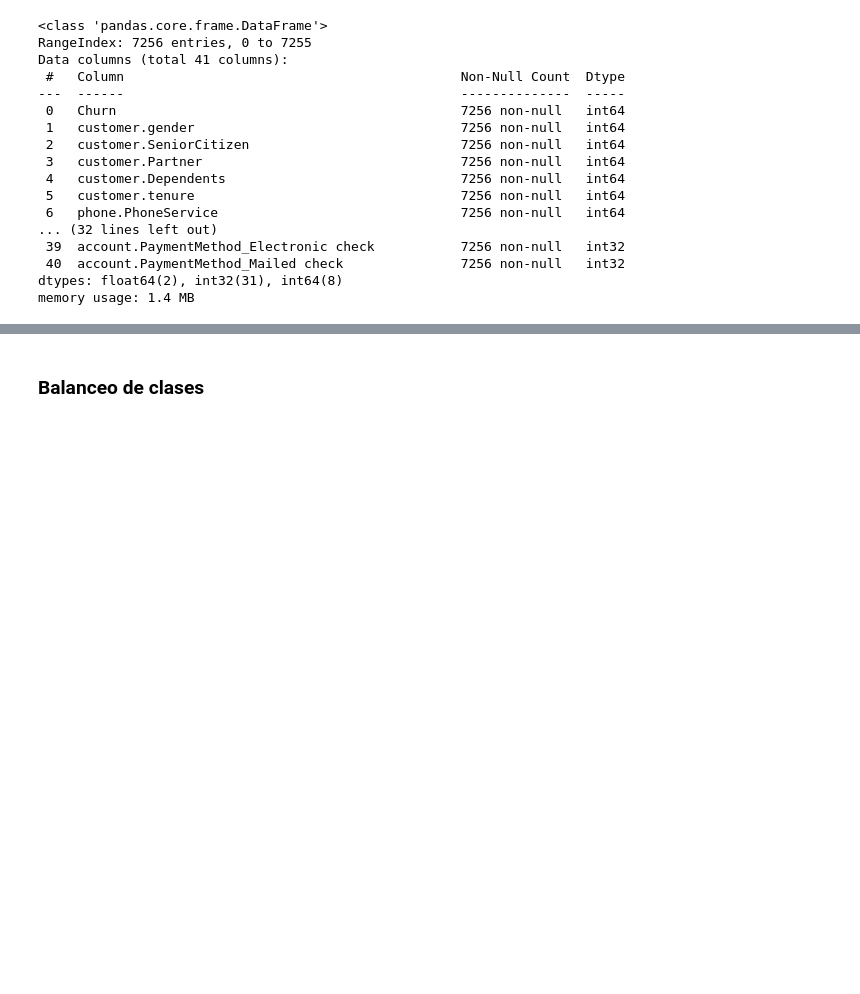
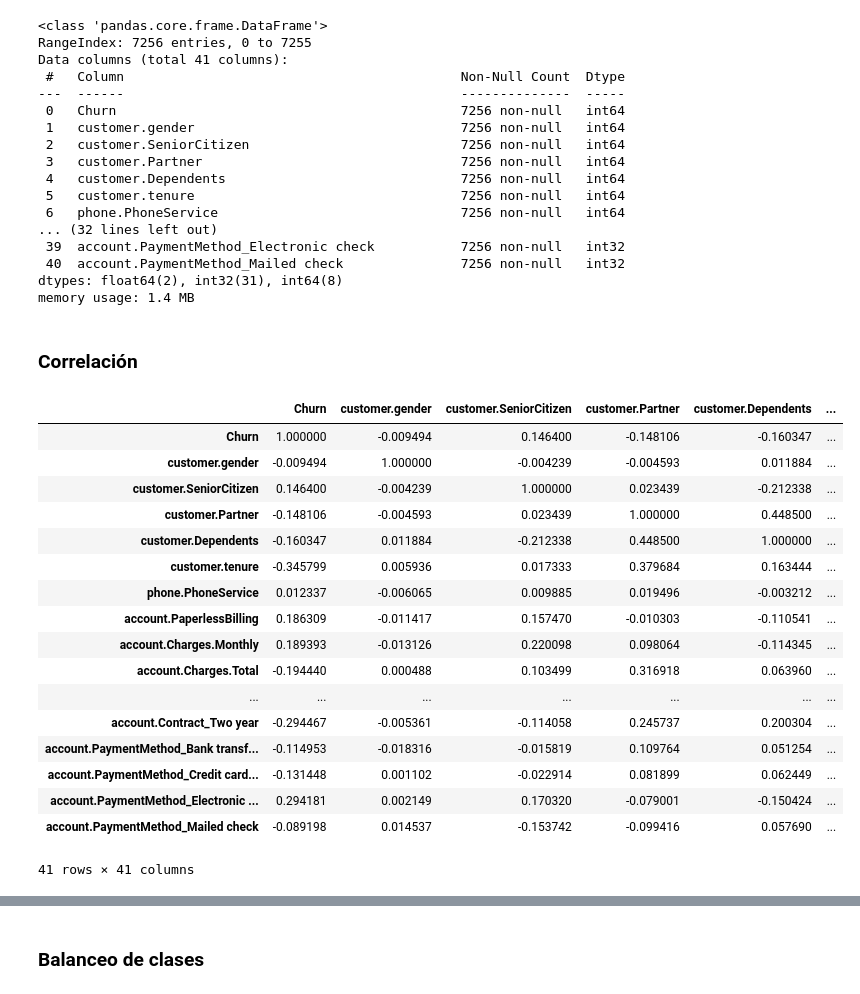
Before and after one commit to OctavioPinoRosas/TelecomX-PrediccionDeCancelacion, a Jupyter notebook: TelecomX_PrediccionDeCancelacion.ipynb, the cells around one changed output, grey strips where cells are left out. Drawn from its saved outputs; the diff is of its cells as text; code cells hidden in the pictures; blank space fills up the shorter version.

```diff
--- a/TelecomX_PrediccionDeCancelacion.ipynb
+++ b/TelecomX_PrediccionDeCancelacion.ipynb
@@ -155,3 +148,27 @@ Data columns (total 41 columns):
  40  account.PaymentMethod_Mailed check               7256 non-null   int32
 dtypes: float64(2), int32(31), int64(8)
 memory usage: 1.4 MB
+# %% [markdown]
+### **Correlación**
+# %%
+corr = datos_codificados.corr()
+corr
+# %% [output]
+|  | Churn | customer.gender | customer.SeniorCitizen | customer.Partner | customer.Dependents | ... |
+| Churn | 1.000000 | -0.009494 | 0.146400 | -0.148106 | -0.160347 | ... |
+| customer.gender | -0.009494 | 1.000000 | -0.004239 | -0.004593 | 0.011884 | ... |
+| customer.SeniorCitizen | 0.146400 | -0.004239 | 1.000000 | 0.023439 | -0.212338 | ... |
+| customer.Partner | -0.148106 | -0.004593 | 0.023439 | 1.000000 | 0.448500 | ... |
+| customer.Dependents | -0.160347 | 0.011884 | -0.212338 | 0.448500 | 1.000000 | ... |
+| customer.tenure | -0.345799 | 0.005936 | 0.017333 | 0.379684 | 0.163444 | ... |
+| phone.PhoneService | 0.012337 | -0.006065 | 0.009885 | 0.019496 | -0.003212 | ... |
+| account.PaperlessBilling | 0.186309 | -0.011417 | 0.157470 | -0.010303 | -0.110541 | ... |
+| account.Charges.Monthly | 0.189393 | -0.013126 | 0.220098 | 0.098064 | -0.114345 | ... |
+| account.Charges.Total | -0.194440 | 0.000488 | 0.103499 | 0.316918 | 0.063960 | ... |
+| ... | ... | ... | ... | ... | ... | ... |
+| account.Contract_Two year | -0.294467 | -0.005361 | -0.114058 | 0.245737 | 0.200304 | ... |
+| account.PaymentMethod_Bank transf... | -0.114953 | -0.018316 | -0.015819 | 0.109764 | 0.051254 | ... |
+| account.PaymentMethod_Credit card... | -0.131448 | 0.001102 | -0.022914 | 0.081899 | 0.062449 | ... |
+| account.PaymentMethod_Electronic ... | 0.294181 | 0.002149 | 0.170320 | -0.079001 | -0.150424 | ... |
+| account.PaymentMethod_Mailed check | -0.089198 | 0.014537 | -0.153742 | -0.099416 | 0.057690 | ... |
+41 rows × 41 columns
```
Also changed, not shown: parts of 9 cells of this notebook.
